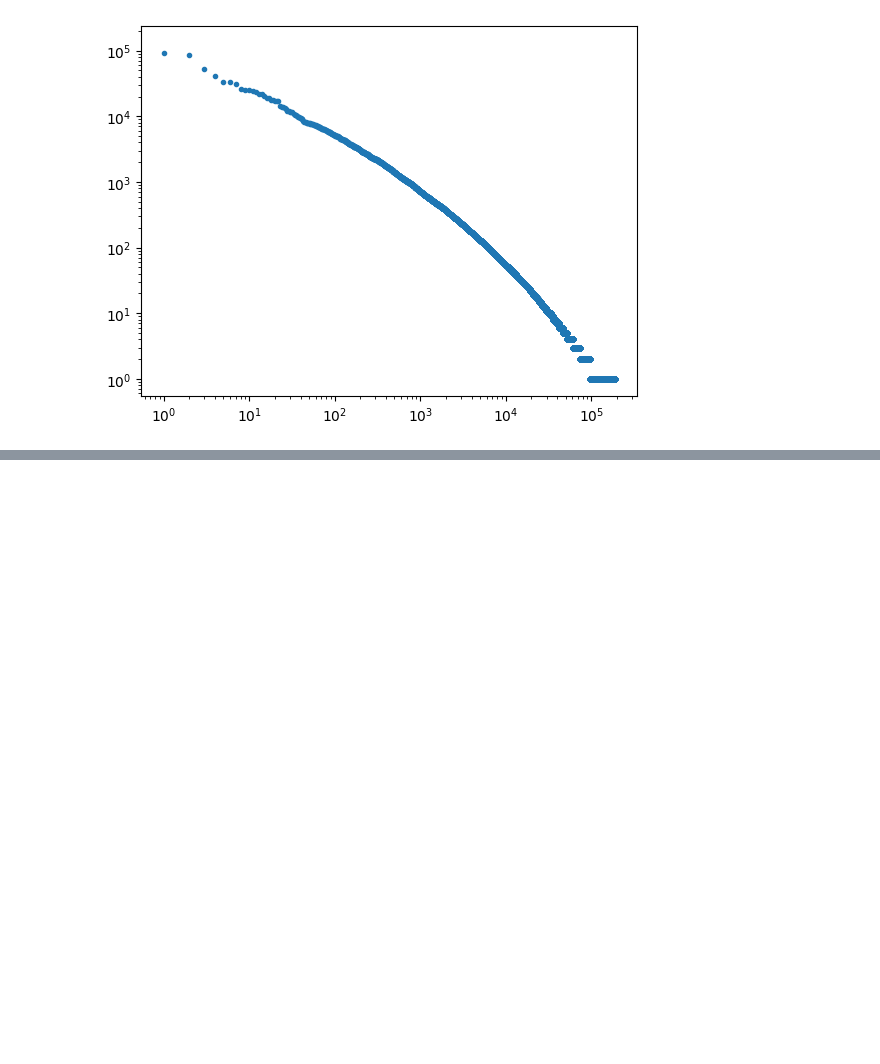
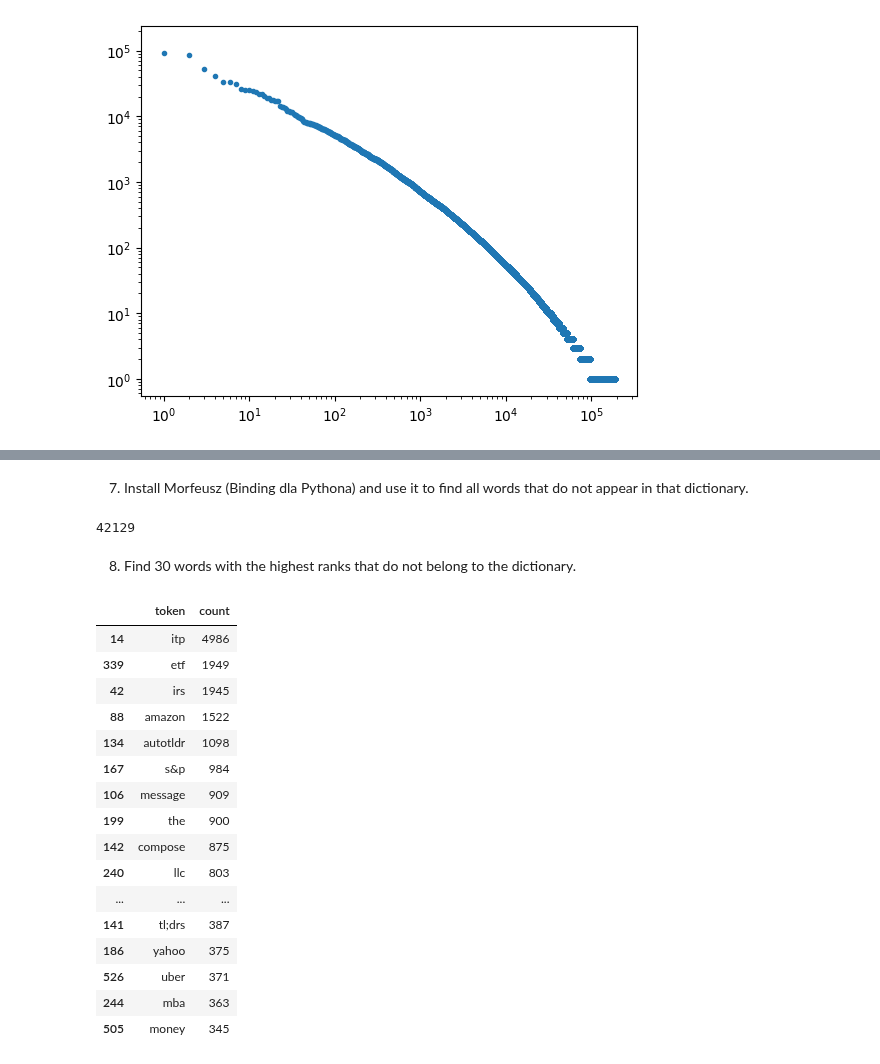
Before and after one commit to p-rzeznik/nlp, a Jupyter notebook: lab3_levenshtein/Lab3.ipynb, the cells around one changed output, grey strips where cells are left out. Saved outputs shown, nothing was run; the diff lists cells and outputs as text; code cells hidden in the pictures; blank space fills up the shorter version.

```diff
--- a/lab3_levenshtein/Lab3.ipynb
+++ b/lab3_levenshtein/Lab3.ipynb
@@ -162,0 +88,46 @@ Regular expressions are simpler, easier to configure and for easy patterns are f
+# %% [markdown]
+7. Install Morfeusz (Binding dla Pythona) and use it to find all words that do not appear in that dictionary.
+# %%
+from morfeusz2 import Morfeusz
+
+morfeusz = Morfeusz()
+words_in_dict = []
+words_not_in_dict = []
+
+for text, count in pd_frequency_list_filtered.values:
+    analysis = morfeusz.analyse(text)
+    if analysis:
+        if 'ign' in analysis[0][2]:
+            words_not_in_dict.append((text, count))
+        else:
+            words_in_dict.append((text, count))
+# %%
+len(words_not_in_dict)
+# %% [output]
+42129
+# %%
+pd_words_not_in_dict = pd.DataFrame(words_not_in_dict, columns=['token', 'count'])
+pd_words_in_dict = pd.DataFrame(words_in_dict, columns=['token', 'count'])
+# %% [markdown]
+8. Find 30 words with the highest ranks that do not belong to the dictionary.
+# %%
+highest_values = pd_words_not_in_dict.sort_values(by='count', ascending=False).iloc[:30]
+highest_values
+# %% [output]
+|  | token | count |
+| 14 | itp | 4986 |
+| 339 | etf | 1949 |
+| 42 | irs | 1945 |
+| 88 | amazon | 1522 |
+| 134 | autotldr | 1098 |
+| 167 | s&p | 984 |
+| 106 | message | 909 |
+| 199 | the | 900 |
+| 142 | compose | 875 |
+| 240 | llc | 803 |
+| ... | ... | ... |
+| 141 | tl;drs | 387 |
+| 186 | yahoo | 375 |
+| 526 | uber | 371 |
+| 244 | mba | 363 |
+| 505 | money | 345 |
```
Also changed, not shown: parts of 40 cells of this notebook, 4 other files.
